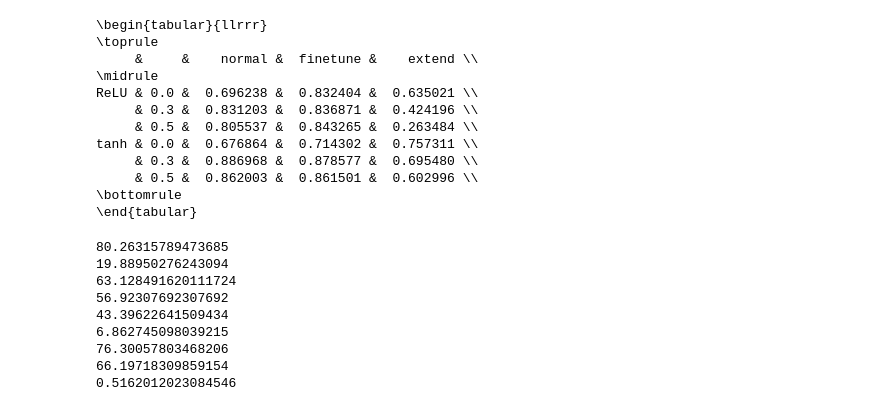
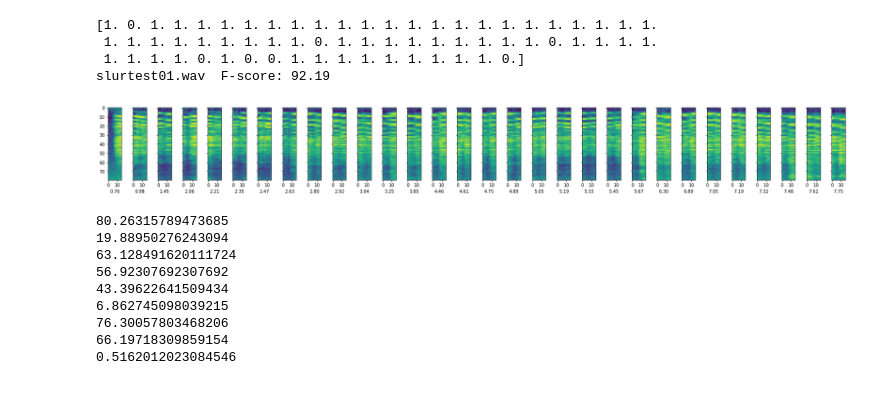
Before and after one commit to SimonFalk/beyondPianoRoll, a Jupyter notebook: analysis.ipynb, the cells around one changed output. Cells and saved outputs as stored; diff of their text form; code cells hidden in the pictures.

```diff
--- a/analysis.ipynb
+++ b/analysis.ipynb
@@ -54,5 +49,9 @@ print(mean_ioi)
 # %%
+# Prepare folds
+# Cross-validation on AB sets
 random_seed = 119
 n_splits =  5
 kf = KFold(n_splits=n_splits, shuffle=True, random_state=True)
-kf_gen = list(kf.split(np.arange(len(audio_fnames))))
+kf_gen = list(kf.split(np.arange(36)))
+itf = get_idx_to_fold(kf_gen)
+print(itf[0])
@@ -197,23 +190,18 @@ tanh 0.0  0.676864  0.714302  0.757311
-# %%
-print(av_scores_table.to_latex())
-# %% [output]
-\begin{tabular}{llrrr}
-\toprule
-     &     &    normal &  finetune &    extend \\
-\midrule
-ReLU & 0.0 &  0.696238 &  0.832404 &  0.635021 \\
-     & 0.3 &  0.831203 &  0.836871 &  0.424196 \\
-     & 0.5 &  0.805537 &  0.843265 &  0.263484 \\
-tanh & 0.0 &  0.676864 &  0.714302 &  0.757311 \\
-     & 0.3 &  0.886968 &  0.878577 &  0.695480 \\
-     & 0.5 &  0.862003 &  0.861501 &  0.602996 \\
-\bottomrule
-\end{tabular}
 # %%
+# Fold-wise evaluation
+
+# Selected recordings:
+recording_idx = range(len(itf.keys()))      # all
+recording_idx = [0]      # single
+
+base_path = "results/cnn-training-220423/"
+model_name = "ab-seq-100eps-nostandard"
+TOL = 0.025
+
 CD_list = []
 FN_list = []
 FP_list = []
-for r in range(len(itf.keys())):
+for r in recording_idx:
     fold = itf[r]
     rec_name = os.path.basename(audio_fnames[r])
     x = get_segmented_data(audio_fnames[r])
@@ -229,3 +217,8 @@ for r in range(len(itf.keys())):
 
     scores = mir_eval.onset.evaluate(onset_schedules[r], peaks, window=TOL)
     print(rec_name + "\t" + "F-score: {:.2f}".format(100*scores["F-measure"]))
+# %% [output]
+[1. 0. 1. 1. 1. 1. 1. 1. 1. 1. 1. 1. 1. 1. 1. 1. 1. 1. 1. 1. 1. 1. 1. 1.
+ 1. 1. 1. 1. 1. 1. 1. 1. 1. 0. 1. 1. 1. 1. 1. 1. 1. 1. 1. 0. 1. 1. 1. 1.
+ 1. 1. 1. 1. 0. 1. 0. 0. 1. 1. 1. 1. 1. 1. 1. 1. 1. 0.]
+slurtest01.wav  F-score: 92.19
@@ -232,3 +231,18 @@ for r in range(len(itf.keys())):
+# %%
+import matplotlib.pyplot as plt
+fig, axs = plt.subplots(1,30, figsize=(30,3), sharey=True)
+n=0
+j=0
+while n<30:
+    pi = int(peaks[j]*FPS)
+    #if pred_counted[j] == 0:
+    if True:
+        axs[n].imshow(x[pi,:,:,0])
+        axs[n].set_xlabel("{:.2f}".format(peaks[j]))
+        n+=1
+    j+=1
+# %% [output]
+[figure, added]
 # %%
 # Only first fold
 #model = tf.keras.models.load_model("results/cnn-training-220409/fold_0_added-seq-gen-nostandard_model")
```
Also changed, not shown: parts of 13 cells of this notebook, 6 other files.
